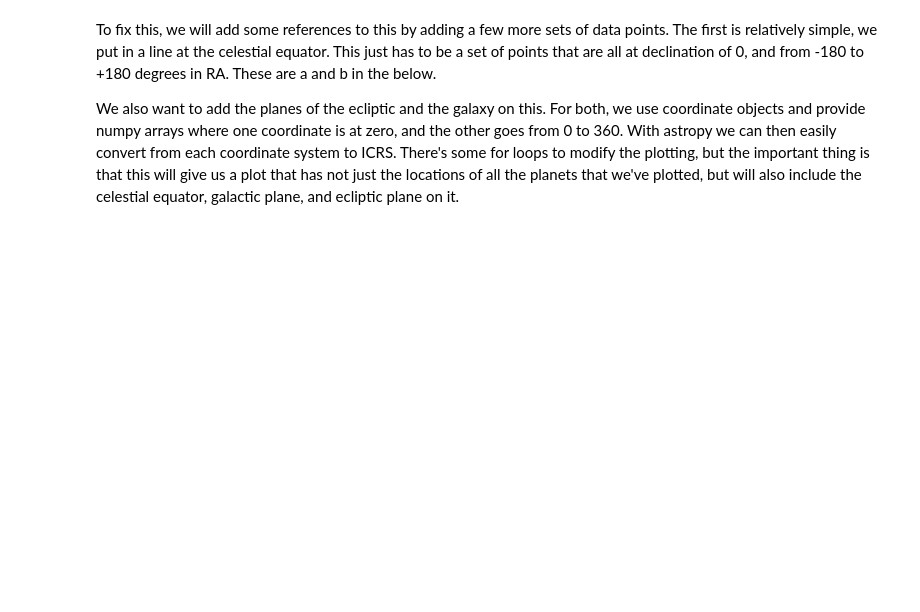
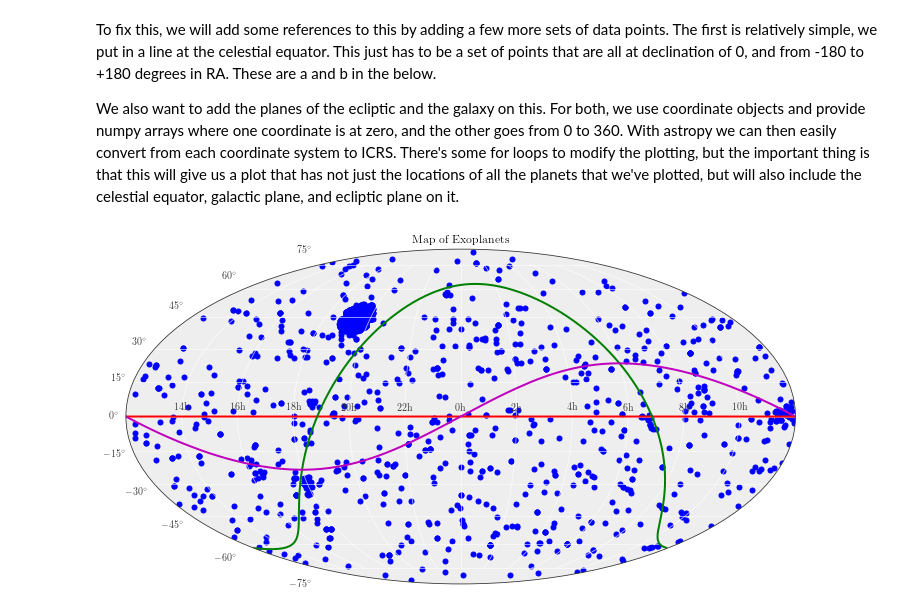
Before and after one commit to VandyAstroML/Vanderbilt_Computational_Bootcamp, a Jupyter notebook: notebooks/Week_14/14_Astropy.ipynb, the cells around one changed output. Saved outputs shown, nothing was run; the diff lists cells and outputs as text; code cells hidden in the pictures; blank space fills up the shorter version.

```diff
--- a/notebooks/Week_14/14_Astropy.ipynb
+++ b/notebooks/Week_14/14_Astropy.ipynb
@@ -143,31 +221,33 @@ ecl_eq=ecliptic.icrs
 gal_eq=galaxy.icrs
 #print gal_eq
 fixed_ra=[]
 for item in gal_eq.ra.radian:
    if item < np.pi:
       fixed_ra.append(item)
    else:
       fixed_ra.append(item-2*np.pi)
 i=np.argmin(fixed_ra)
 fixed_dec=[x for x in gal_eq.dec.radian]
 
 fixed_ra_eq=[]
 for item in ecl_eq.ra.radian:
    if item < np.pi:
       fixed_ra_eq.append(item)
    else:
       fixed_ra_eq.append(item-2*np.pi)
 j=np.argmin(fixed_ra_eq)
 fixed_dec_eq=[x for x in ecl_eq.dec.radian]
 
-fig = plt.figure(figsize=(8,6))
+fig = plt.figure(figsize=(12,8))
 ax = fig.add_subplot(111, projection="mollweide")
 plt.title('Map of Exoplanets')
 ax.scatter(ra.radian, dec.radian)
 ax.plot(a.radian, b.radian, color='r', lw=2)
 #ax.scatter(gal_eq.ra.radian, gal_eq.dec.radian, color='g')
 ax.plot(fixed_ra[i:]+fixed_ra[:i], fixed_dec[i:]+fixed_dec[:i], color='g', lw=2)
 ax.plot(fixed_ra_eq[j:]+fixed_ra_eq[:j], fixed_dec_eq[j:]+fixed_dec_eq[:j], color='m', lw=2)
 ax.set_xticklabels(['14h','16h','18h','20h','22h','0h','2h','4h','6h','8h','10h'])
 ax.grid(True)
 plt.show()
+# %% [output]
+[figure, added]
```
Also changed, not shown: parts of 79 cells of this notebook, 13 other files.
